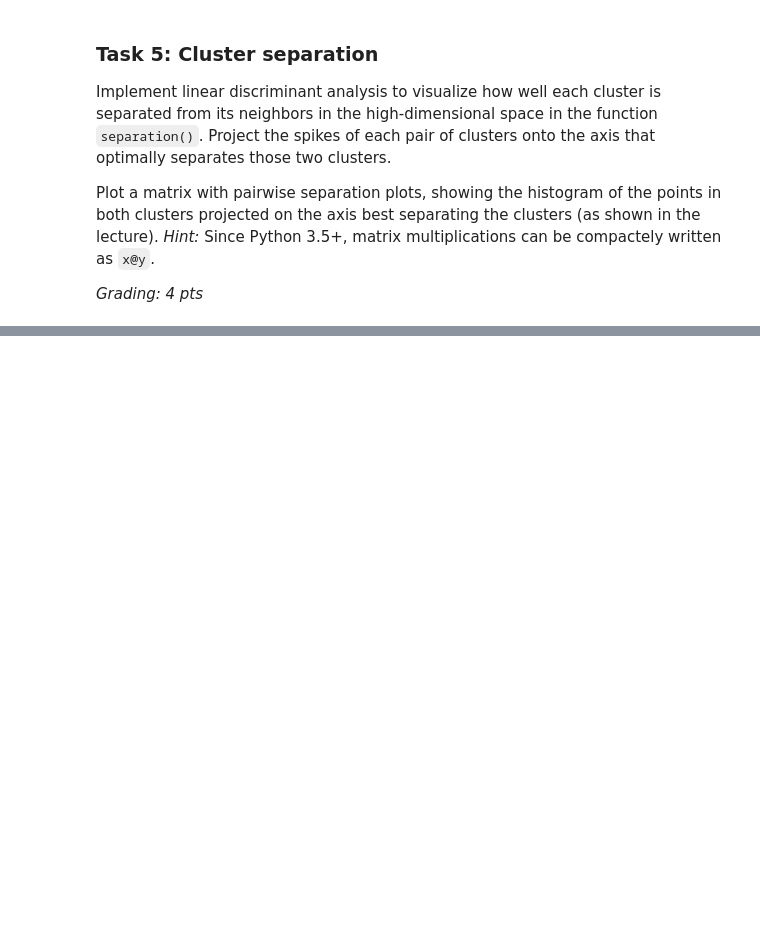
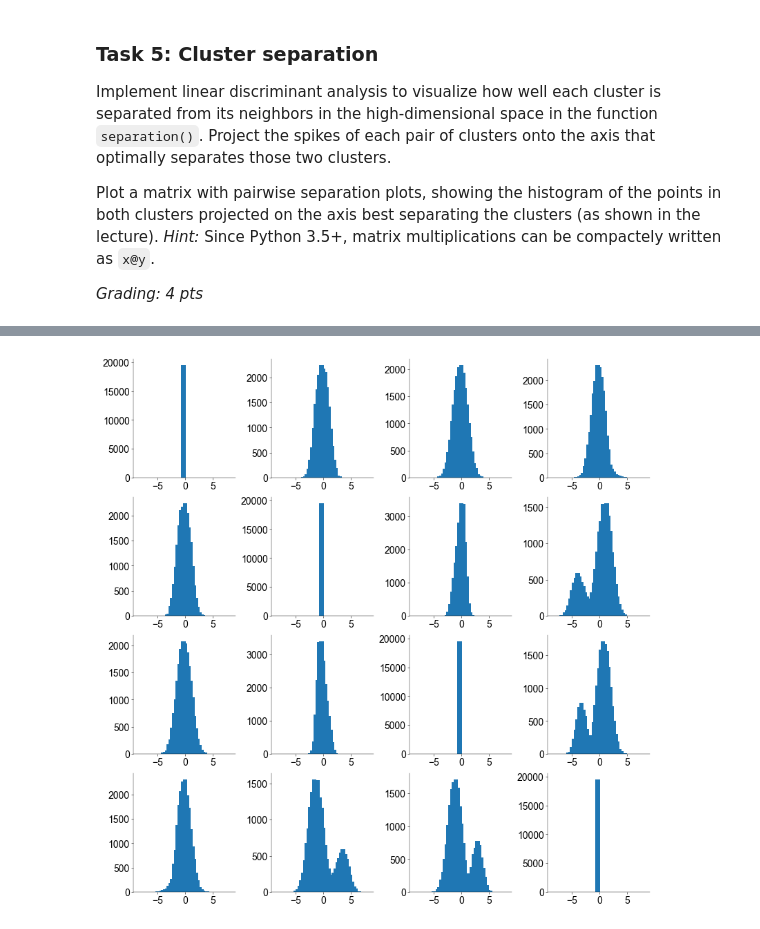
Before and after one commit to H-Kugler/neural-data-science, a Jupyter notebook: notebooks/CodingLab2.ipynb, the cells around one changed output, grey strips where cells are left out. Drawn from its saved outputs; the diff is of its cells as text; code cells hidden in the pictures; blank space fills up the shorter version.

```diff
--- a/notebooks/CodingLab2.ipynb
+++ b/notebooks/CodingLab2.ipynb
@@ -565,10 +569,18 @@ def separation(
     # normalise according to first cluster (1 pt)
     # -------------------------------------------
 
+    y = np.inner(w, b)
+    y -= np.mean(y[0])
+    y /= np.std(y[0])
     # --------------------------------------
     # plot histograms on optimal axis (1 pt)
     # --------------------------------------
-
-    return proj, bins
+    proj = np.zeros((nbins, n_clusters, n_clusters))
+    for i in range(n_clusters):
+        for j in range(n_clusters):
+            proj[:, i, j], bins = np.histogram(
+                y[i, j], bins=nbins, range=(y.min(), y.max())
+            )
+    return proj, bins[:-1]
 # %%
 proj, bins = separation(b, m, S, p, a)
@@ -576,0 +587,9 @@ NameError: name 'proj' is not defined
+# %%
+n_clusters = m.shape[0]
+fig, ax = plt.subplots(n_clusters, n_clusters, figsize=(8, 8), layout="constrained")
+
+for i in range(n_clusters):
+    for j in range(n_clusters):
+        ax[i, j].bar(bins, proj[:, i, j])
+# %% [output]
+[figure, added]
```
Also changed, not shown: parts of 5 cells of this notebook.
